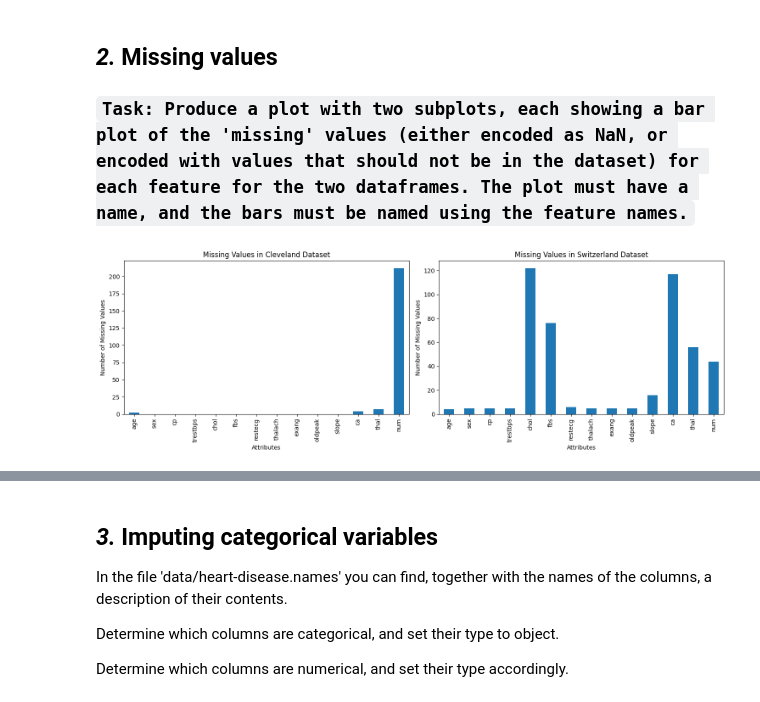
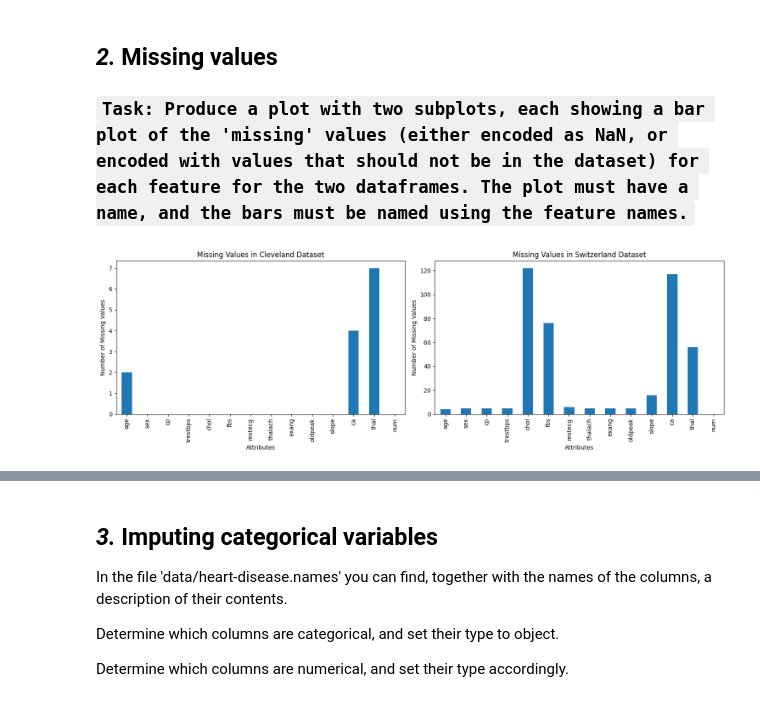
Before and after one commit to muhammad1928/SU-FODS, a Jupyter notebook: homework-3/code/HW3_instructions_24.ipynb, the cells around one changed output, grey strips where cells are left out. Saved outputs shown, nothing was run; the diff lists cells and outputs as text; code cells hidden in the pictures.

```diff
--- a/homework-3/code/HW3_instructions_24.ipynb
+++ b/homework-3/code/HW3_instructions_24.ipynb
@@ -158,8 +158,8 @@ for col in cleveland.columns:
 
 # filter age above 120 to nan
 cleveland.loc[cleveland['age'] > 120, 'age'] = np.nan
-# filter num values which are not 1 or 0 to nan
-cleveland.loc[~cleveland['num'].isin([1, 2]), 'num'] = np.nan
+# filter num values which are not 1 or 0 to 1
+cleveland.loc[~cleveland['num'].isin([1, 2]), 'num'] = 1
 # filter and convert chol values 0 to nan
 cleveland.loc[cleveland['chol'] == 0, 'chol'] = np.nan
 
@@ -171,8 +171,8 @@ for col in test.columns:
 
 # filter age above 120 to nan
 test.loc[test['age'] > 120, 'age'] = np.nan
-# filter num values which are not 1 or 0 to nan
-test.loc[~test['num'].isin([1, 2]), 'num'] = np.nan
+# filter num values which are not 1 or 0 to 1
+test.loc[~test['num'].isin([0, 1]), 'num'] = 1
 # filter and convert chol values 0 to nan
 test.loc[test['chol'] == 0, 'chol'] = np.nan
 
@@ -182,31 +182,31 @@ test.loc[test['chol'] == 0, 'chol'] = np.nan
 fig, axes = plt.subplots(1, 2, figsize=(15, 5))
 
 # Subplot 1: Cleveland dataset
 cleveland_missing = cleveland.isnull().sum()
 cleveland_missing.plot(kind='bar', ax=axes[0])
 axes[0].set_title('Missing Values in Cleveland Dataset')
 axes[0].set_ylabel('Number of Missing Values')
 axes[0].set_xlabel('Attributes')
 
 # Subplot 2: Test dataset (Switzerland)
 test_missing = test.isnull().sum()
 test_missing.plot(kind='bar', ax=axes[1])
 axes[1].set_title('Missing Values in Switzerland Dataset')
 axes[1].set_ylabel('Number of Missing Values')
 axes[1].set_xlabel('Attributes')
 
 
 plt.tight_layout()
 plt.show()
 
 
 print(cleveland.isnull().sum())         # count nan values
 
 print(test.isnull().sum())              # count nan values
 
 
 
 # to fix in cleveland   : age, set limit.  num,
 # to fix in test        : age, chol, num, ca,
 # %% [output]
-[figure, old version]
+[figure, new version]
```
Also changed, not shown: parts of 20 cells of this notebook.
